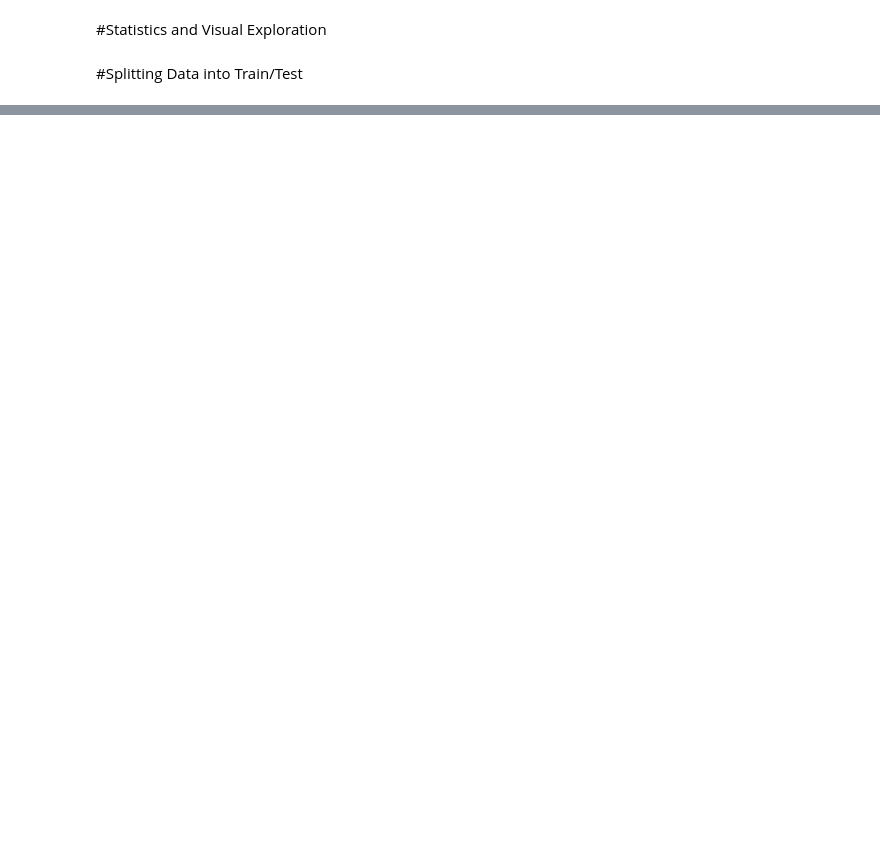
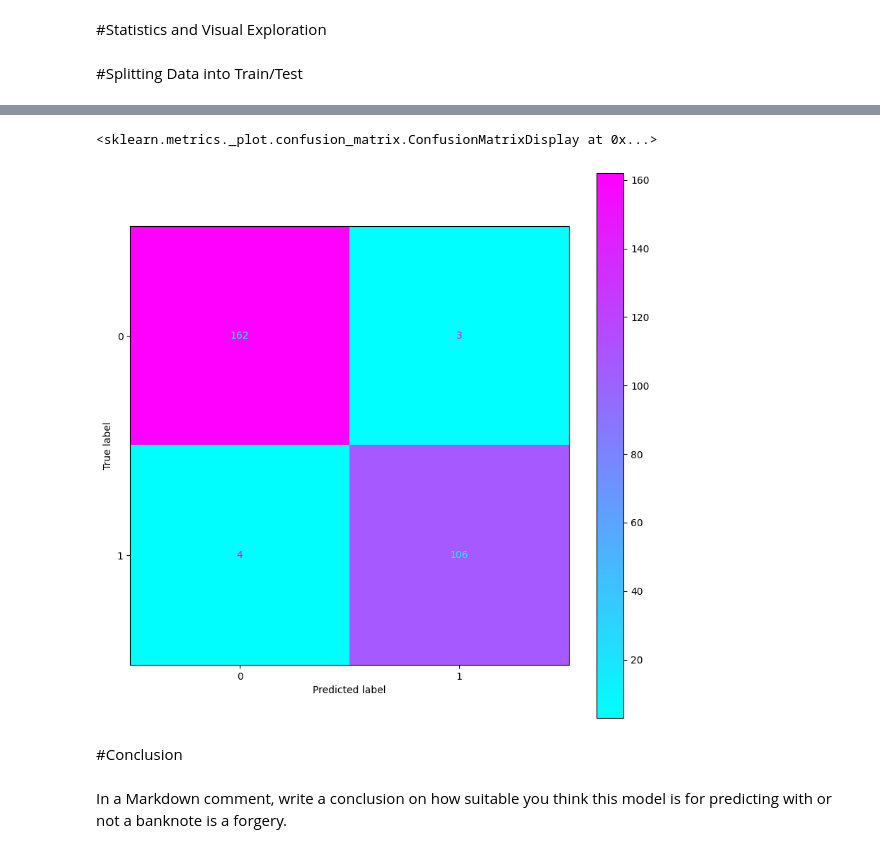
Before and after one commit to valenderval/MLA_JFV, a Jupyter notebook: MLA5_JFV.ipynb, the cells around one changed output, grey strips where cells are left out. Cells and saved outputs as stored; diff of their text form; code cells hidden in the pictures; blank space fills up the shorter version.

```diff
--- a/MLA5_JFV.ipynb
+++ b/MLA5_JFV.ipynb
@@ -237,0 +342,5 @@ In a Markdown comment, write a conclusion on how suitable you think this model i
+# %%
+random_forest = Pipeline([
+                           ('transform', col_transform),
+                           ('rf',RandomForestClassifier(n_estimators=1000, max_samples=100, bootstrap=True))
+                     ])
@@ -237,0 +349,2 @@ In a Markdown comment, write a conclusion on how suitable you think this model i
+# %%
+random_forest.fit(X_train, np.ravel(y_train))
@@ -237,0 +360,2 @@ In a Markdown comment, write a conclusion on how suitable you think this model i
+# %%
+y_pred = random_forest.predict(X_test)
@@ -237,0 +373,14 @@ In a Markdown comment, write a conclusion on how suitable you think this model i
+# %%
+classes = random_forest.named_steps.rf.classes_
+cm = confusion_matrix(y_test, y_pred, labels=classes)
+disp = ConfusionMatrixDisplay(confusion_matrix=cm, display_labels=classes)
+# %%
+fig, ax = plt.subplots(figsize=(10,10))
+disp.plot(ax=ax,cmap='cool')
+# %% [output]
+<sklearn.metrics._plot.confusion_matrix.ConfusionMatrixDisplay at 0x...>
+[figure, added]
+# %% [markdown]
+#Conclusion
+# %% [markdown]
+In a Markdown comment, write a conclusion on how suitable you think this model is for predicting with or not a banknote is a forgery.
```
Also changed, not shown: parts of 32 cells of this notebook.
